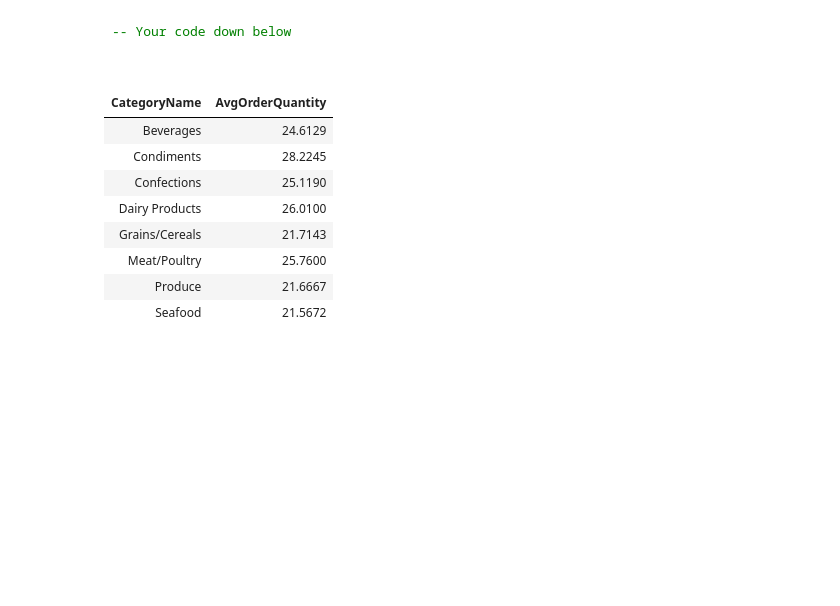
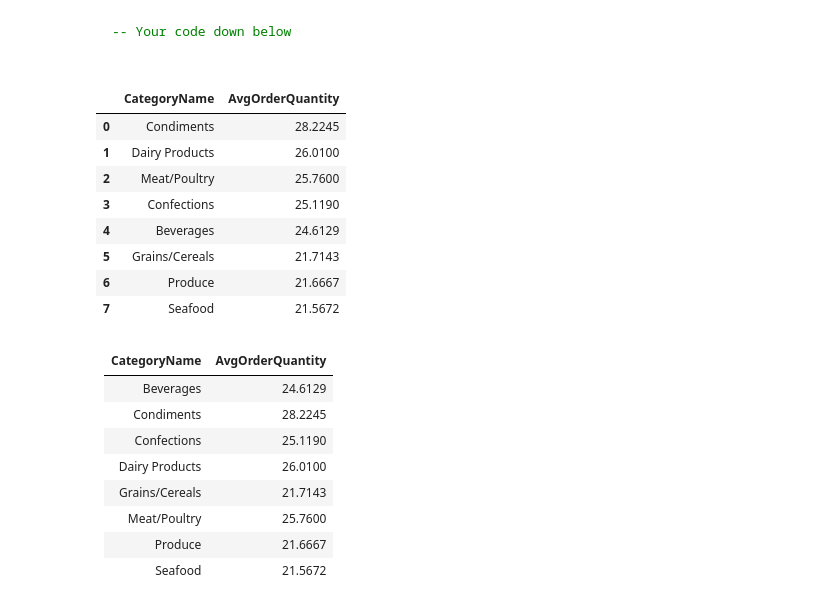
Before and after one commit to Ironhack-data-bcn-oct-2023/lab-mysql-common-table-expressions, a Jupyter notebook: main.ipynb, the cells around one changed output. Drawn from its saved outputs; the diff is of its cells as text; code cells hidden in the pictures; blank space fills up the shorter version.

````diff
--- a/main.ipynb
+++ b/main.ipynb
@@ -3,5 +9,10 @@
 # %% [markdown]
 Using the northwind database
+# %%
+password = getpass()
+dbName = "northwind"
+connectionData=f"mysql+pymysql://root:{password}@localhost/{dbName}"
+engine = alch.create_engine(connectionData)
 # %% [markdown]
 ## 1. Write a CTE that lists the names and quantities of products with a unit price greater than $50.
 # %% [markdown]
@@ -61,6 +133,30 @@ Alice Mutton is 6th
 -- Your code down below
 
 ```
+# %%
+query = """
+WITH avgquant as(
+SELECT CategoryName, AVG(orderdetails.quantity) AS AvgOrderQuantity
+FROM categories
+JOIN products ON categories.categoryID = products.categoryID
+JOIN OrderDetails ON products.productID = OrderDetails.productID
+GROUP BY CategoryName
+ORDER BY AvgOrderQuantity DESC)
+
+SELECT CategoryName, AvgOrderQuantity
+FROM avgquant;
+"""
+pd.read_sql_query(query, engine)
+# %% [output]
+|  | CategoryName | AvgOrderQuantity |
+| 0 | Condiments | 28.2245 |
+| 1 | Dairy Products | 26.0100 |
+| 2 | Meat/Poultry | 25.7600 |
+| 3 | Confections | 25.1190 |
+| 4 | Beverages | 24.6129 |
+| 5 | Grains/Cereals | 21.7143 |
+| 6 | Produce | 21.6667 |
+| 7 | Seafood | 21.5672 |
 # %% [markdown]
 |CategoryName                    |AvgOrderQuantity|
 |--------------------------------|----------------|
````
Also changed, not shown: parts of 5 cells of this notebook.
